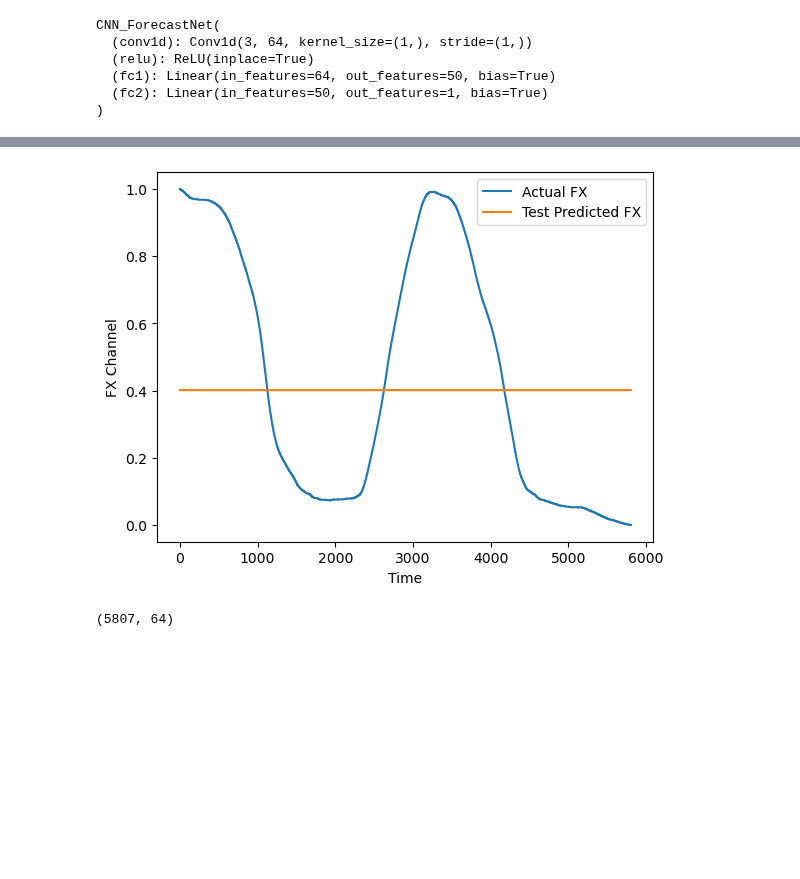
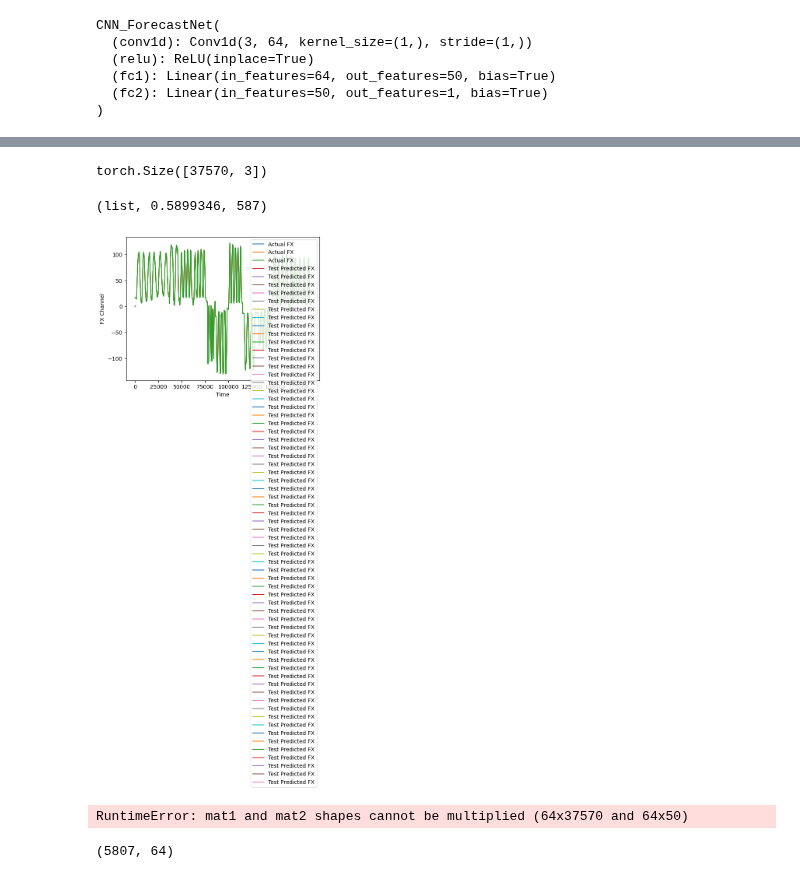
Before and after one commit to johnymeng/imed, a Jupyter notebook: Time Series Prediction/cnn test.ipynb, the cells around one changed output, grey strips where cells are left out. Saved outputs shown, nothing was run; the diff lists cells and outputs as text; code cells hidden in the pictures; blank space fills up the shorter version.

```diff
--- a/Time Series Prediction/cnn test.ipynb
+++ b/Time Series Prediction/cnn test.ipynb
@@ -490,7 +547,34 @@ plt.show()
+# %%
+X_test.transpose(dim0=1, dim1=-1).shape
+# %% [output]
+torch.Size([37570, 3])
+# %%
+prediction = []
+model.eval()
+with torch.inference_mode():
+    for idx, (inputs, labels) in enumerate(test_loader):
+                inputs = inputs.to(device)
+                labels = labels.to(device)
+
+                preds = model(inputs.float())
+                prediction.append(preds.detach().cpu().numpy())
+# %%
+type(prediction), prediction[1][2], len(test_loader)
+# %% [output]
+(list, 0.5899346, 587)
+# %%
+plt.plot(target_y, label='Actual FX')
+plt.plot(prediction, label='Test Predicted FX')
+plt.xlabel('Time')
+plt.ylabel('FX Channel')
+plt.legend()
+plt.show()
+# %% [output]
+[figure, added]
 # %%
 model.eval()
 with torch.inference_mode():
-    test_pred = model(X_test.to(device)).to('cpu').numpy()
+    test_pred = model(X_test.transpose(dim0=0, dim1=-1).to(device)).to('cpu').numpy()
 
 plt.plot(y_test, label='Actual FX')
 plt.plot(test_pred.squeeze(), label='Test Predicted FX')
@@ -499,7 +583,7 @@ plt.ylabel('FX Channel')
 plt.legend()
 plt.show()
 # %% [output]
-[figure, removed]
+RuntimeError: mat1 and mat2 shapes cannot be multiplied (64x37570 and 64x50)
 # %%
 test_pred.squeeze().shape
 # %% [output]
```
Also changed, not shown: parts of 26 cells of this notebook, 3 other files.
